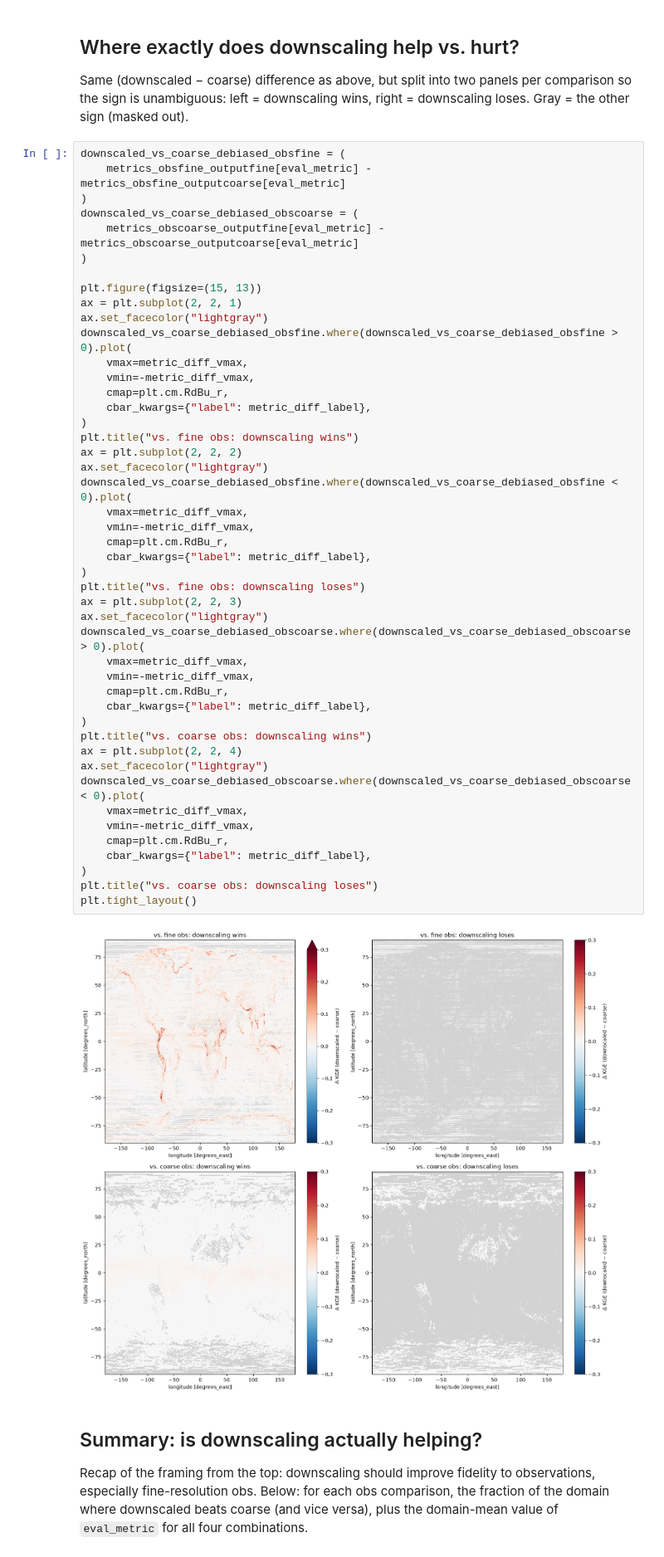
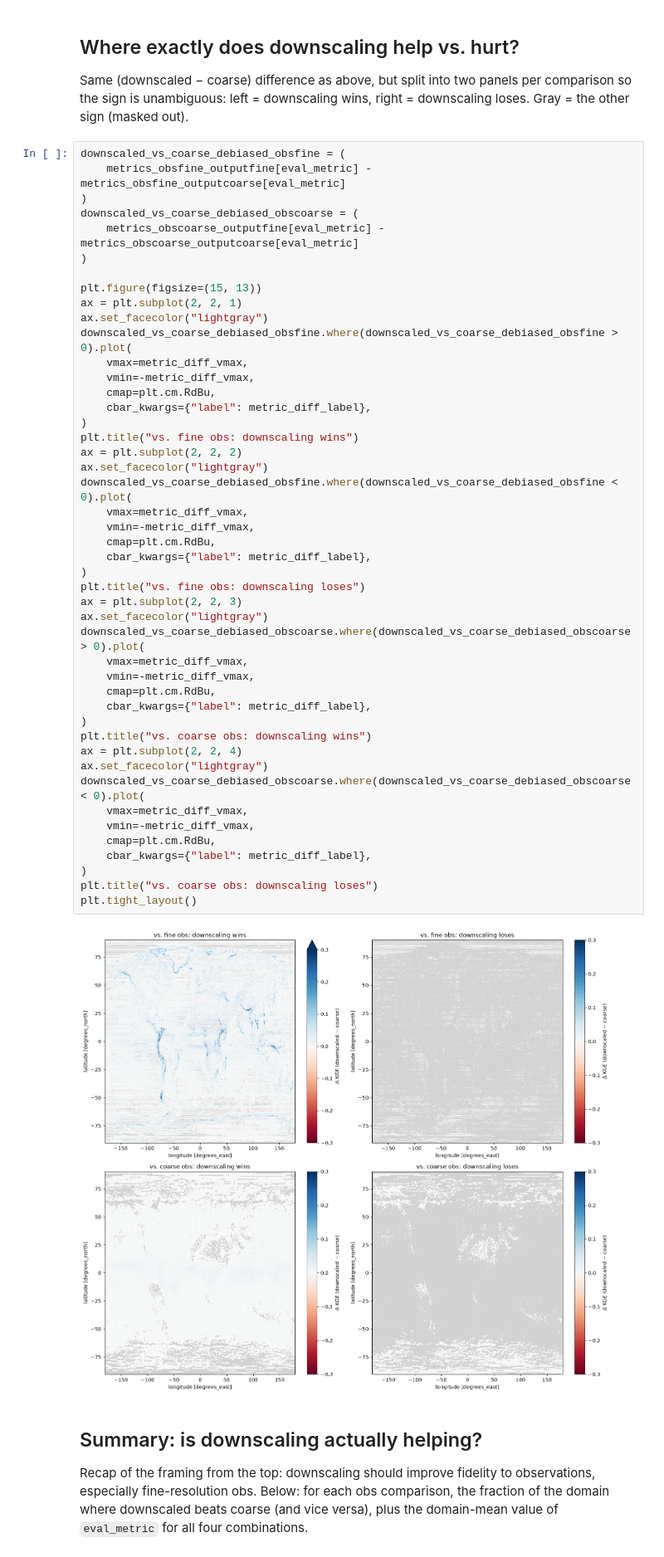
Before and after one commit to carbonplan/sai-downscaling, a Jupyter notebook: notebooks/QA_QC/rsds/compare_historical_bias_rsds.ipynb, the cells around one changed output. Shown at 83% size. Saved outputs shown, nothing was run; the diff lists cells and outputs as text.

```diff
--- a/notebooks/QA_QC/rsds/compare_historical_bias_rsds.ipynb
+++ b/notebooks/QA_QC/rsds/compare_historical_bias_rsds.ipynb
@@ -317,40 +316,40 @@ ax.set_facecolor("lightgray")
 downscaled_vs_coarse_debiased_obsfine.where(downscaled_vs_coarse_debiased_obsfine > 0).plot(
     vmax=metric_diff_vmax,
     vmin=-metric_diff_vmax,
-    cmap=plt.cm.RdBu_r,
+    cmap=plt.cm.RdBu,
     cbar_kwargs={"label": metric_diff_label},
 )
 plt.title("vs. fine obs: downscaling wins")
 ax = plt.subplot(2, 2, 2)
 ax.set_facecolor("lightgray")
 downscaled_vs_coarse_debiased_obsfine.where(downscaled_vs_coarse_debiased_obsfine < 0).plot(
     vmax=metric_diff_vmax,
     vmin=-metric_diff_vmax,
-    cmap=plt.cm.RdBu_r,
+    cmap=plt.cm.RdBu,
     cbar_kwargs={"label": metric_diff_label},
 )
 plt.title("vs. fine obs: downscaling loses")
 ax = plt.subplot(2, 2, 3)
 ax.set_facecolor("lightgray")
 downscaled_vs_coarse_debiased_obscoarse.where(downscaled_vs_coarse_debiased_obscoarse > 0).plot(
     vmax=metric_diff_vmax,
     vmin=-metric_diff_vmax,
-    cmap=plt.cm.RdBu_r,
+    cmap=plt.cm.RdBu,
     cbar_kwargs={"label": metric_diff_label},
 )
 plt.title("vs. coarse obs: downscaling wins")
 ax = plt.subplot(2, 2, 4)
 ax.set_facecolor("lightgray")
 downscaled_vs_coarse_debiased_obscoarse.where(downscaled_vs_coarse_debiased_obscoarse < 0).plot(
     vmax=metric_diff_vmax,
     vmin=-metric_diff_vmax,
-    cmap=plt.cm.RdBu_r,
+    cmap=plt.cm.RdBu,
     cbar_kwargs={"label": metric_diff_label},
 )
 plt.title("vs. coarse obs: downscaling loses")
 plt.tight_layout()
 # %% [output]
-[figure, old version]
+[figure, new version]
 # %% [markdown]
 ## Summary: is downscaling actually helping?
 
```
Also changed, not shown: parts of 6 cells of this notebook.
